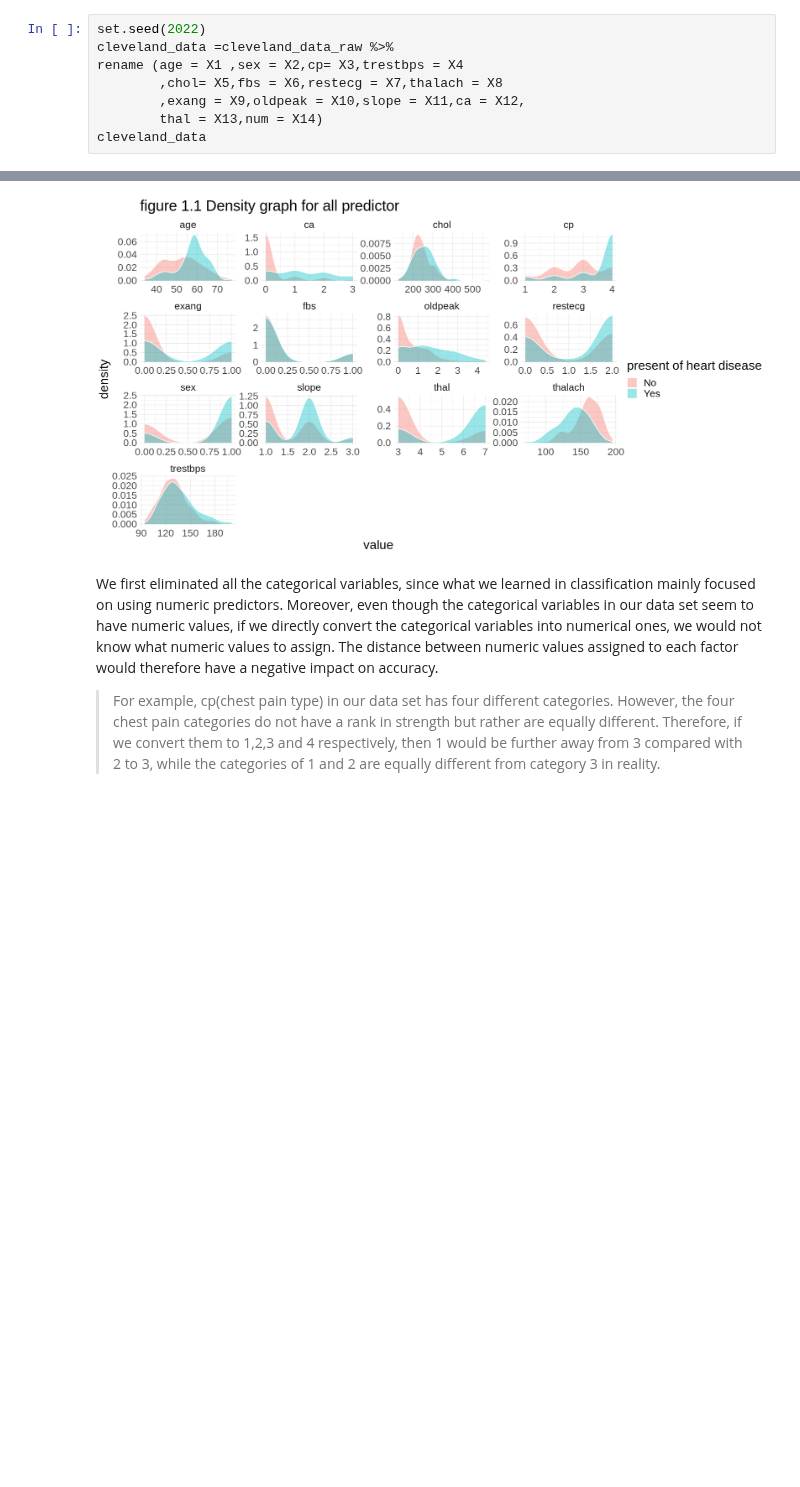
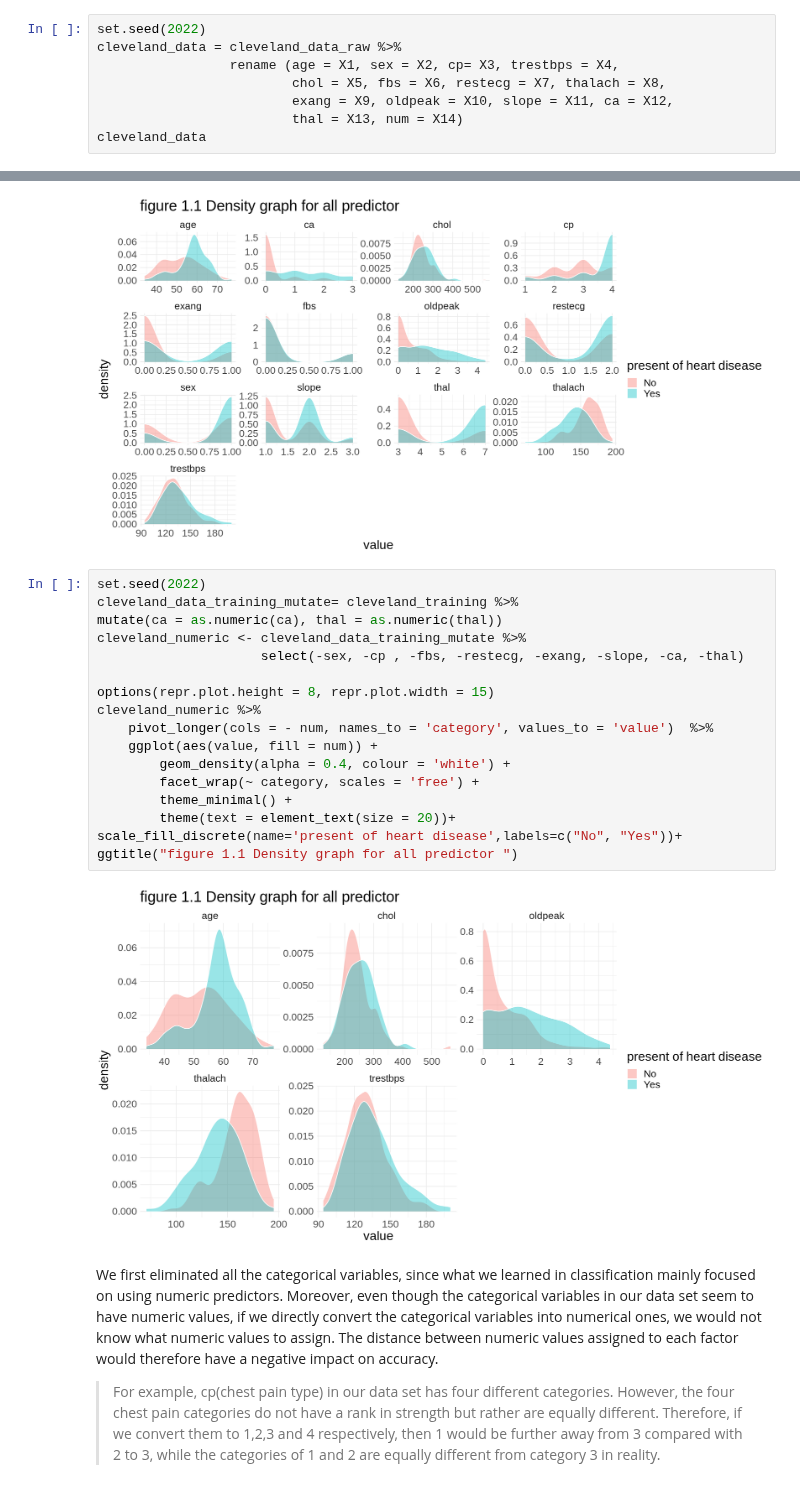
Before and after one commit to wiliwangka/Heart-Disease-Classification-with-R, a Jupyter notebook: ds_project_proposal.ipynb, the cells around one changed output, grey strips where cells are left out. Saved outputs shown, nothing was run; the diff lists cells and outputs as text; blank space fills up the shorter version.

Commit message:
fixed code format half way of M&R, table legend

```diff
--- a/ds_project_proposal.ipynb
+++ b/ds_project_proposal.ipynb
@@ -96,11 +96,11 @@ A spec_tbl_df: 303 × 14
 As shown on the table, the data set follows the criterion for tidy data: each variable forms a column, each observation forms a row, and each cell is a single measurement. The only element missing is the column titles, and we can manually assign them according to the data description on the web.
 # %%
 set.seed(2022)
-cleveland_data =cleveland_data_raw %>%
-rename (age = X1 ,sex = X2,cp= X3,trestbps = X4
-        ,chol= X5,fbs = X6,restecg = X7,thalach = X8
-        ,exang = X9,oldpeak = X10,slope = X11,ca = X12,
-        thal = X13,num = X14)
+cleveland_data = cleveland_data_raw %>%
+                 rename (age = X1, sex = X2, cp= X3, trestbps = X4,
+                         chol = X5, fbs = X6, restecg = X7, thalach = X8,
+                         exang = X9, oldpeak = X10, slope = X11, ca = X12,
+                         thal = X13, num = X14)
 cleveland_data
 # %% [output]
 A spec_tbl_df: 303 × 14
@@ -208,6 +209,25 @@ scale_fill_discrete(name='present of heart disease',labels=c("No", "Yes"))+
 ggtitle("figure 1.1 Density graph for all predictor ")
 # %% [output]
 [figure]
+# %%
+set.seed(2022)
+cleveland_data_training_mutate= cleveland_training %>%
+mutate(ca = as.numeric(ca), thal = as.numeric(thal))
+cleveland_numeric <- cleveland_data_training_mutate %>%
+                     select(-sex, -cp , -fbs, -restecg, -exang, -slope, -ca, -thal)
+
+options(repr.plot.height = 8, repr.plot.width = 15)
+cleveland_numeric %>%
+    pivot_longer(cols = - num, names_to = 'category', values_to = 'value')  %>%
+    ggplot(aes(value, fill = num)) +
+        geom_density(alpha = 0.4, colour = 'white') +
+        facet_wrap(~ category, scales = 'free') +
+        theme_minimal() +
+        theme(text = element_text(size = 20))+
+scale_fill_discrete(name='present of heart disease',labels=c("No", "Yes"))+
+ggtitle("figure 1.1 Density graph for all predictor ")
+# %% [output]
+[figure, added]
 # %% [markdown]
 We first eliminated all the categorical variables, since what we learned in classification mainly focused on using numeric predictors. Moreover, even though the categorical variables in our data set seem to have numeric values, if we directly convert the categorical variables into numerical ones, we would not know what numeric values to assign. The distance between numeric values assigned to each factor would therefore have a negative impact on accuracy.
 
```
Also changed, not shown: parts of 6 cells of this notebook.
